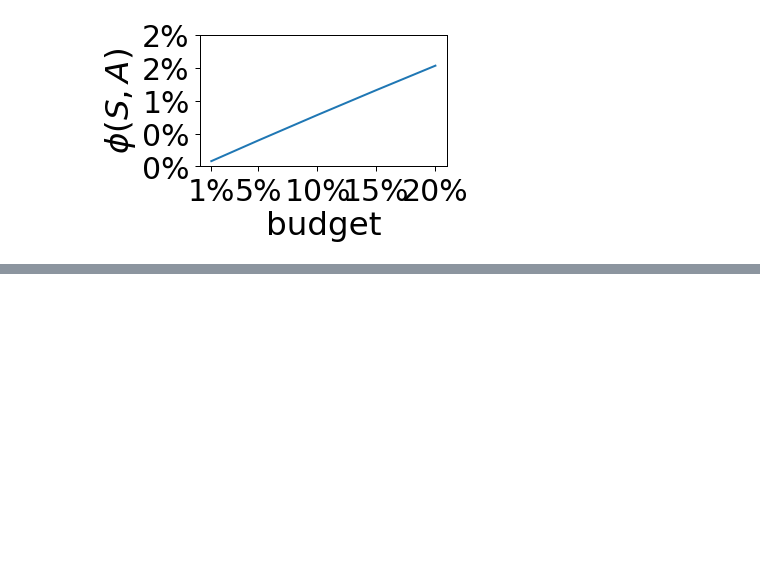
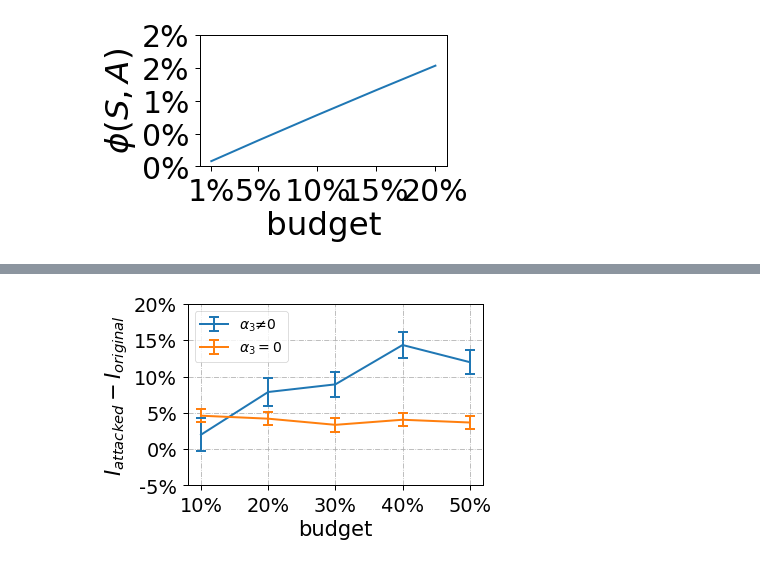
Before and after one commit to marsplus/attack-graph-code, a Jupyter notebook: src/data-analysis.ipynb, the cells around one changed output, grey strips where cells are left out. Cells and saved outputs as stored; diff of their text form; code cells hidden in the pictures; blank space fills up the shorter version.

```diff
--- a/src/data-analysis.ipynb
+++ b/src/data-analysis.ipynb
@@ -153,0 +242,62 @@ plt.tight_layout()
+# %%
+## Check if the normalized cut is really helpful in the long-run behavior
+
+graph_type = 'Email'
+numExp = 1
+################################################################################################
+## alpha_3 \ne 0
+with open('../result/{}-SIS/{}_numExp_{}_SIS.p'.format(graph_type, graph_type, numExp), 'rb') as fid:
+    data = pickle.load(fid)
+data = data[data['ratio targets'] != 0]
+data = data[data['ratio bystanders'] != 0]
+
+S_err = []
+Key = 'ratio targets'
+for budget in [0.1, 0.2, 0.3, 0.4, 0.5]:
+    a = data[data['graph'].isin(['attacked']) & data['budget'].isin([budget])][Key]
+    a.index = range(len(a))
+    b = data[data['graph'].isin(['original']) & data['budget'].isin([budget])][Key]
+    b.index = range(len(b))
+    S_err.append((a-b).sem() * 1.96)
+
+################################################################################################
+## alpha_3 = 0
+with open('../result/alpha3_zero/{}-SIS/{}_numExp_{}_SIS.p'.format(graph_type, graph_type, numExp), 'rb') as fid:
+    data_alpha3_zero = pickle.load(fid)
+data_alpha3_zero = data_alpha3_zero[data_alpha3_zero['ratio targets'] != 0]
+data_alpha3_zero = data_alpha3_zero[data_alpha3_zero['ratio bystanders'] != 0]
+
+S_err_alpha3_zero = []
+Key = 'ratio targets'
+for budget in [0.1, 0.2, 0.3, 0.4, 0.5]:
+    a = data_alpha3_zero[data_alpha3_zero['graph'].isin(['attacked']) & data_alpha3_zero['budget'].isin([budget])][Key]
+    a.index = range(len(a))
+    b = data_alpha3_zero[data_alpha3_zero['graph'].isin(['original']) & data_alpha3_zero['budget'].isin([budget])][Key]
+    b.index = range(len(b))
+    S_err_alpha3_zero.append((a-b).sem() * 1.96)
+
+################################################################################################
+
+S_attacked = data.pivot_table(index=['graph', 'budget'])['ratio targets']['attacked']
+S_original = data.pivot_table(index=['graph', 'budget'])['ratio targets']['original']
+S_diff  = S_attacked - S_original
+
+S_attacked_alpha3_zero = data_alpha3_zero.pivot_table(index=['graph', 'budget'])['ratio targets']['attacked']
+S_original_alpha3_zero = data_alpha3_zero.pivot_table(index=['graph', 'budget'])['ratio targets']['original']
+S_diff_alpha3_zero = S_attacked_alpha3_zero - S_original_alpha3_zero
+
+
+x = [0.1, 0.2, 0.3, 0.4, 0.5]
+plt.errorbar(x, S_diff, yerr=S_err, label=r'$\alpha_3 \ne 0$', linewidth=2, markersize=7, capsize=5, elinewidth=2, markeredgewidth=2)
+plt.errorbar(x, S_diff_alpha3_zero, yerr=S_err_alpha3_zero, label=r'$\alpha_3 = 0$', linewidth=2, markersize=7, capsize=5, elinewidth=2, markeredgewidth=2)
+plt.xticks(x, ['10%', '20%', '30%', '40%', '50%'])
+ax = plt.gca()
+plt.yticks(ax.get_yticks(),  ['%.0f%%' % (i*100) for i in ax.get_yticks()])
+plt.xlabel('budget')
+plt.ylabel('$I_{attacked} - I_{original}$')
+plt.legend(fontsize=14, loc='upper left')
+plt.grid(linestyle='-.')
+plt.tight_layout()
+# plt.savefig('../result/{}-SIS/{}_numExp_{}_SIS.pdf'.format(graph_type, graph_type, numExp))
+# %% [output]
+[figure, added]
```
Also changed, not shown: parts of 4 cells of this notebook, 8 other files.
